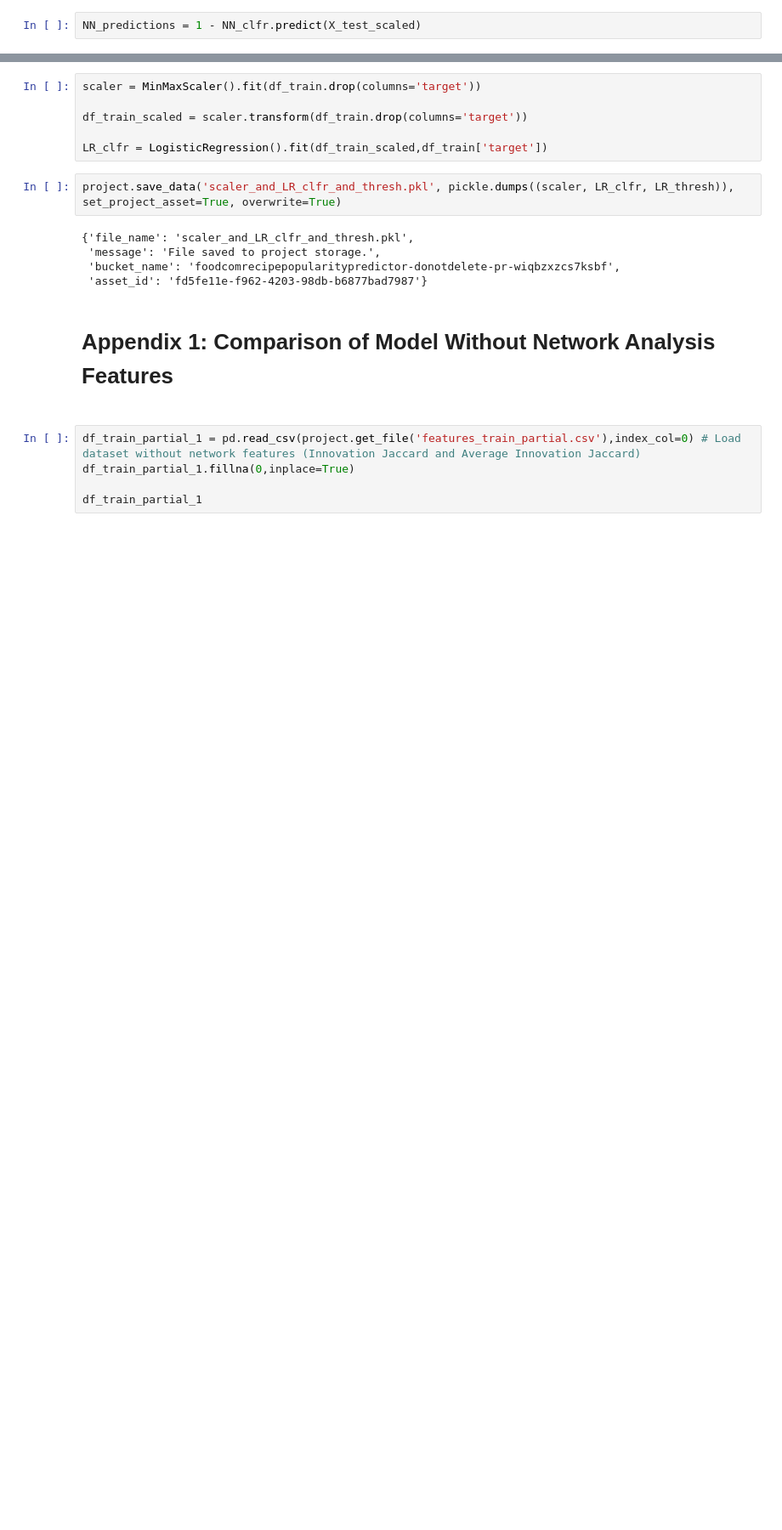
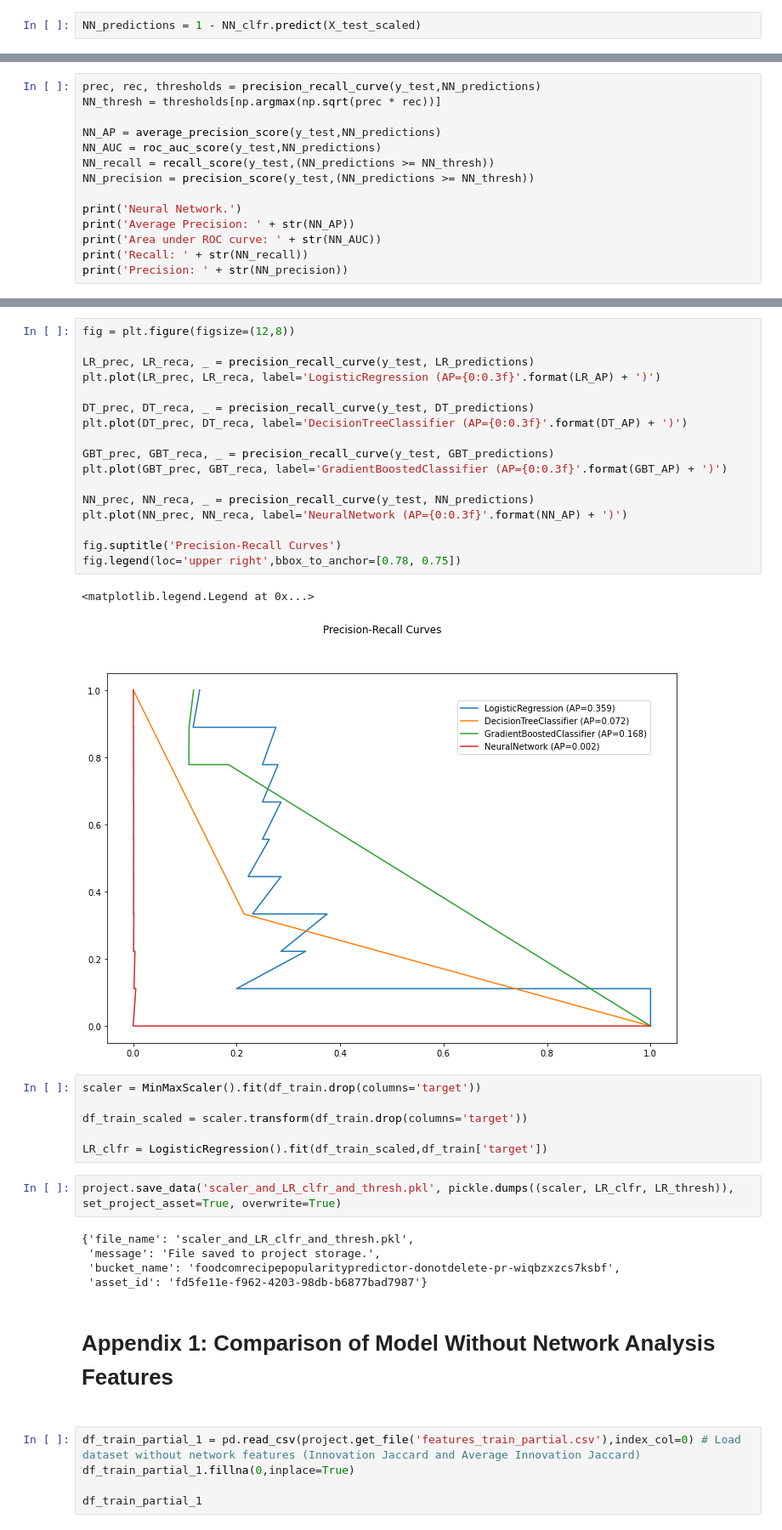
Before and after one commit to mpc02002/Food.com_Recipe_Popularity_Predictor, a Jupyter notebook: recipe_popularity_predictor.model_def_and_train.01.ipynb, the cells around one changed output, grey strips where cells are left out. Shown at 85% size. Saved outputs shown, nothing was run; the diff lists cells and outputs as text; blank space fills up the shorter version.

```diff
--- a/recipe_popularity_predictor.model_def_and_train.01.ipynb
+++ b/recipe_popularity_predictor.model_def_and_train.01.ipynb
@@ -139,0 +150,14 @@ plot_roc_curve(GBT_clfr,X_test_scaled,y_test)
+# %%
+prec, rec, thresholds = precision_recall_curve(y_test,NN_predictions)
+NN_thresh = thresholds[np.argmax(np.sqrt(prec * rec))]
+
+NN_AP = average_precision_score(y_test,NN_predictions)
+NN_AUC = roc_auc_score(y_test,NN_predictions)
+NN_recall = recall_score(y_test,(NN_predictions >= NN_thresh))
+NN_precision = precision_score(y_test,(NN_predictions >= NN_thresh))
+
+print('Neural Network.')
+print('Average Precision: ' + str(NN_AP))
+print('Area under ROC curve: ' + str(NN_AUC))
+print('Recall: ' + str(NN_recall))
+print('Precision: ' + str(NN_precision))
@@ -140,3 +170,23 @@ plot_roc_curve(GBT_clfr,X_test_scaled,y_test)
+# %%
+fig = plt.figure(figsize=(12,8))
+
+LR_prec, LR_reca, _ = precision_recall_curve(y_test, LR_predictions)
+plt.plot(LR_prec, LR_reca, label='LogisticRegression (AP={0:0.3f}'.format(LR_AP) + ')')
+
+DT_prec, DT_reca, _ = precision_recall_curve(y_test, DT_predictions)
+plt.plot(DT_prec, DT_reca, label='DecisionTreeClassifier (AP={0:0.3f}'.format(DT_AP) + ')')
+
+GBT_prec, GBT_reca, _ = precision_recall_curve(y_test, GBT_predictions)
+plt.plot(GBT_prec, GBT_reca, label='GradientBoostedClassifier (AP={0:0.3f}'.format(GBT_AP) + ')')
+
+NN_prec, NN_reca, _ = precision_recall_curve(y_test, NN_predictions)
+plt.plot(NN_prec, NN_reca, label='NeuralNetwork (AP={0:0.3f}'.format(NN_AP) + ')')
+
+fig.suptitle('Precision-Recall Curves')
+fig.legend(loc='upper right',bbox_to_anchor=[0.78, 0.75])
+# %% [output]
+<matplotlib.legend.Legend at 0x...>
+[figure, added]
 # %%
 scaler = MinMaxScaler().fit(df_train.drop(columns='target'))
 
```
Also changed, not shown: parts of 15 cells of this notebook.
